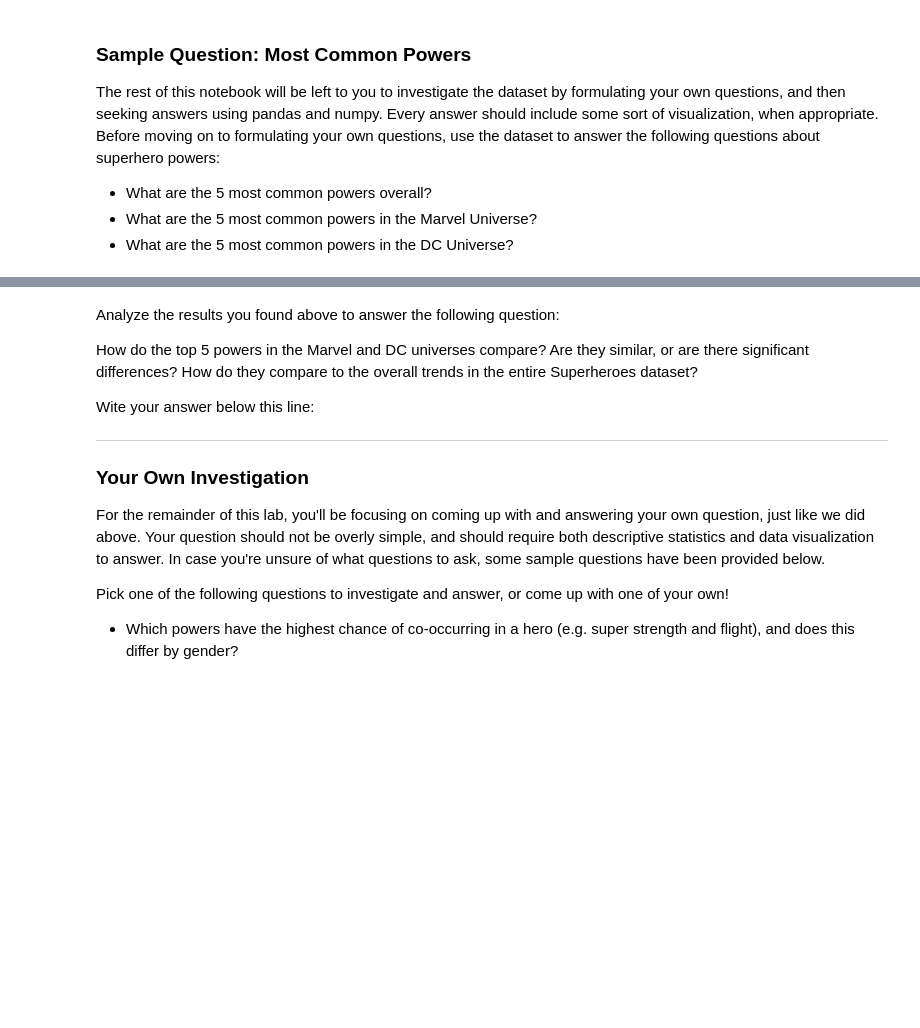
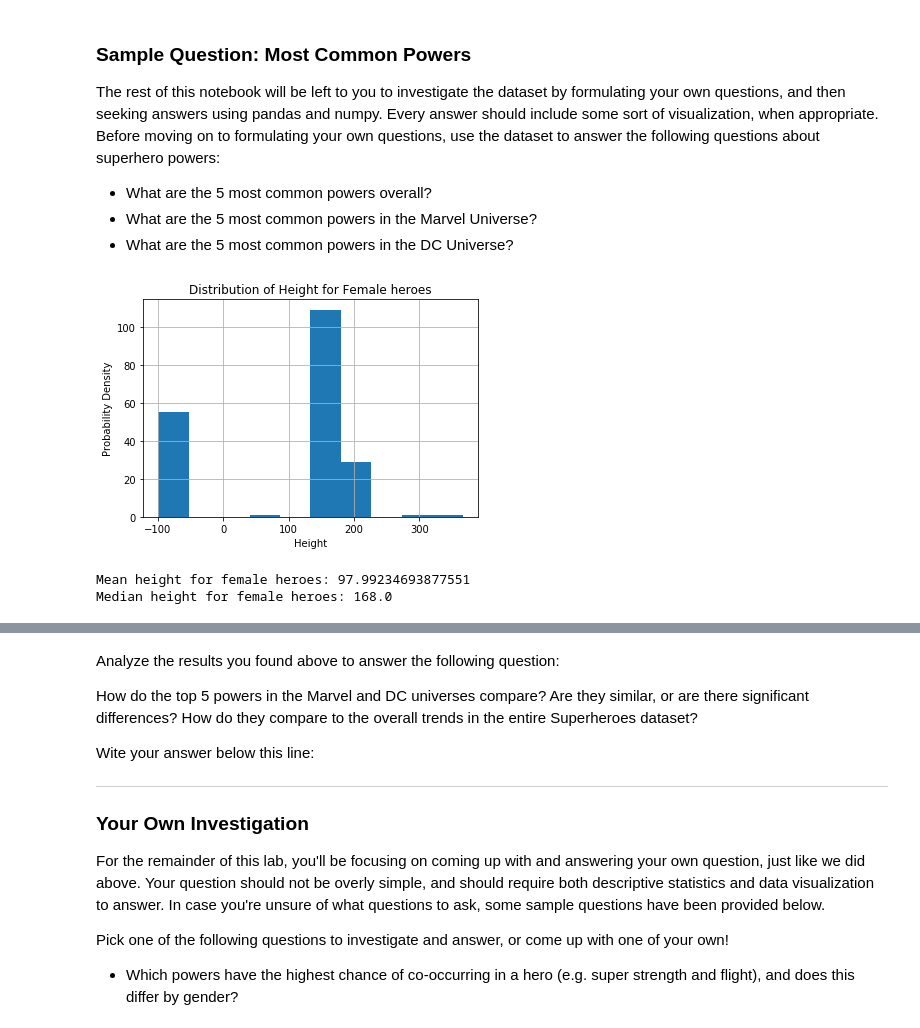
Before and after one commit to learn-co-curriculum/dsc-pandas-data-cleaning-lab, a Jupyter notebook: index.ipynb, the cells around one changed output, grey strips where cells are left out. Saved outputs shown, nothing was run; the diff lists cells and outputs as text; code cells hidden in the pictures; blank space fills up the shorter version.

```diff
--- a/index.ipynb
+++ b/index.ipynb
@@ -113,3 +314,13 @@ The rest of this notebook will be left to you to investigate the dataset by form
 * What are the 5 most common powers overall?
 * What are the 5 most common powers in the Marvel Universe?
 * What are the 5 most common powers in the DC Universe?
+# %%
+# __SOLUTION__
+# Female Height
+show_distplot(female_heroes_df, 'Female', 'Height')
+print("Mean height for female heroes: {}".format(female_heroes_df.Height.mean()))
+print("Median height for female heroes: {}".format(female_heroes_df.Height.median()))
+# %% [output]
+[figure, added]
+Mean height for female heroes: 97.99234693877551
+Median height for female heroes: 168.0
```
Also changed, not shown: parts of 24 cells of this notebook, 13 other files.
